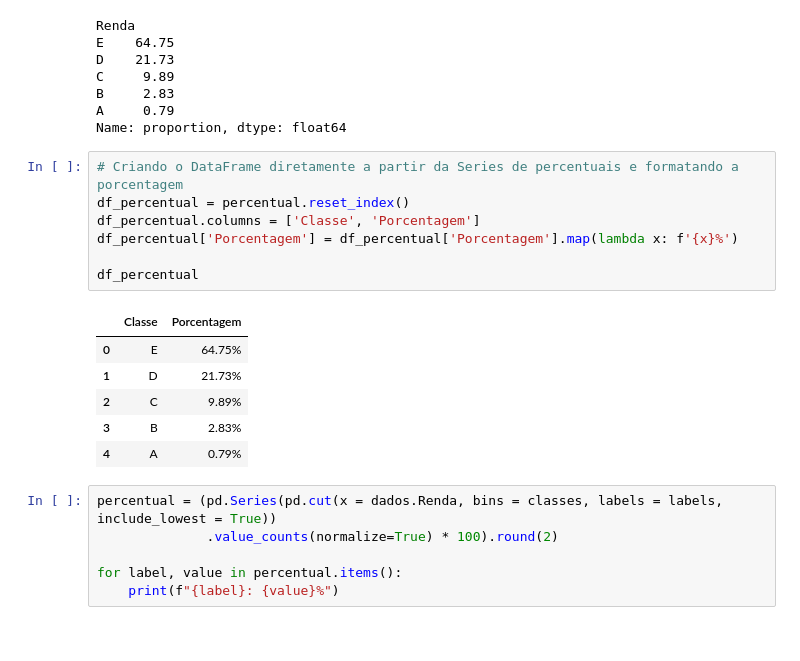
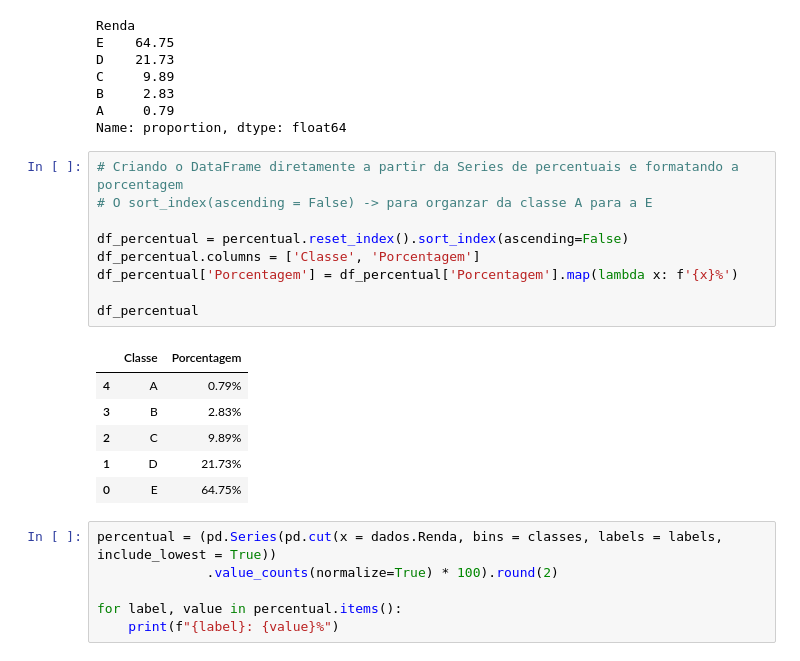
Before and after one commit to RPdatascience819/Curso_basico_estats, a Jupyter notebook: Curso_de_Estatística_Parte_1.ipynb, the cells around one changed output. Drawn from its saved outputs; the diff is of its cells as text.

```diff
--- a/Curso_de_Estatística_Parte_1.ipynb
+++ b/Curso_de_Estatística_Parte_1.ipynb
@@ -340,18 +340,20 @@ A     0.79
 Name: proportion, dtype: float64
 # %%
 # Criando o DataFrame diretamente a partir da Series de percentuais e formatando a porcentagem
-df_percentual = percentual.reset_index()
+# O sort_index(ascending = False) -> para organzar da classe A para a E
+
+df_percentual = percentual.reset_index().sort_index(ascending=False)
 df_percentual.columns = ['Classe', 'Porcentagem']
 df_percentual['Porcentagem'] = df_percentual['Porcentagem'].map(lambda x: f'{x}%')
 
 df_percentual
 # %% [output]
 |  | Classe | Porcentagem |
+| 4 | A | 0.79% |
+| 3 | B | 2.83% |
+| 2 | C | 9.89% |
+| 1 | D | 21.73% |
 | 0 | E | 64.75% |
-| 1 | D | 21.73% |
-| 2 | C | 9.89% |
-| 3 | B | 2.83% |
-| 4 | A | 0.79% |
 # %%
 percentual = (pd.Series(pd.cut(x = dados.Renda, bins = classes, labels = labels, include_lowest = True))
               .value_counts(normalize=True) * 100).round(2)
```
Also changed, not shown: parts of 6 cells of this notebook, 2 other files.
